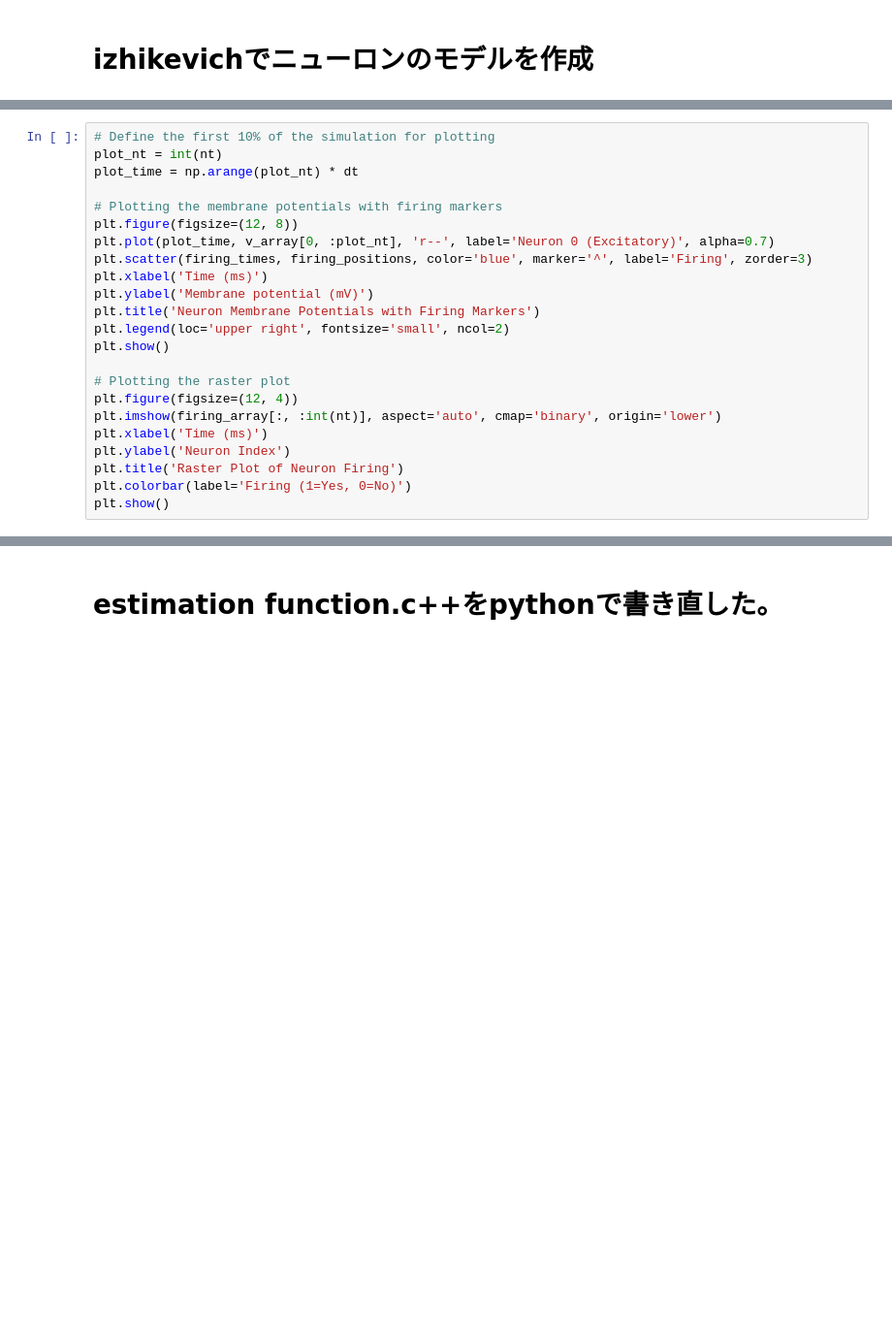
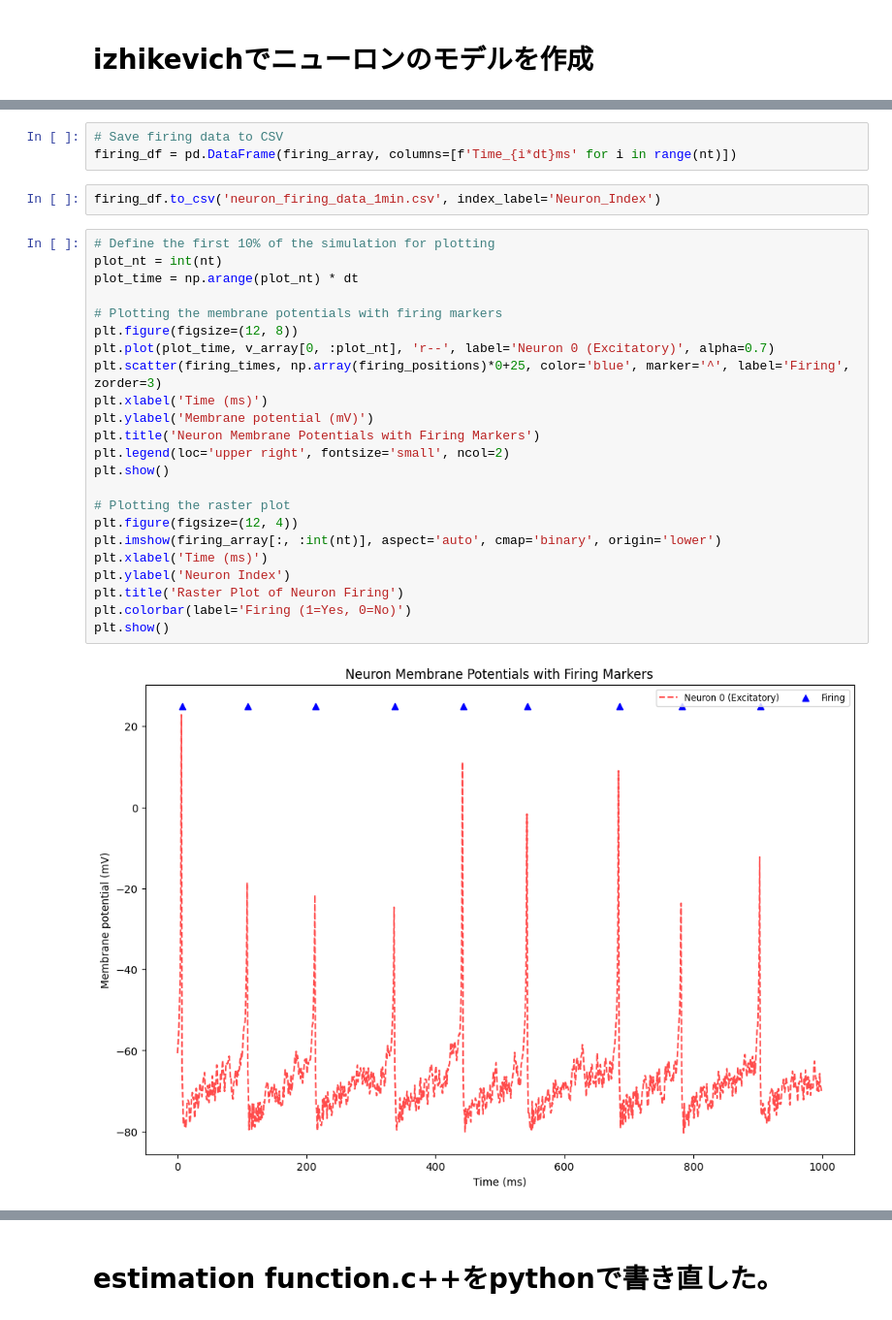
Before and after one commit to Womics/lab_rotation, a Jupyter notebook: first_workat_labroat.ipynb, the cells around one changed output, grey strips where cells are left out. Shown: that part at 97% size. Drawn from its saved outputs; the diff is of its cells as text; blank space fills up the shorter version.

```diff
--- a/first_workat_labroat.ipynb
+++ b/first_workat_labroat.ipynb
@@ -166,23 +155,30 @@ plt.show()
+# %%
+# Save firing data to CSV
+firing_df = pd.DataFrame(firing_array, columns=[f'Time_{i*dt}ms' for i in range(nt)])
+# %%
+firing_df.to_csv('neuron_firing_data_1min.csv', index_label='Neuron_Index')
 # %%
 # Define the first 10% of the simulation for plotting
 plot_nt = int(nt)
 plot_time = np.arange(plot_nt) * dt
 
 # Plotting the membrane potentials with firing markers
 plt.figure(figsize=(12, 8))
 plt.plot(plot_time, v_array[0, :plot_nt], 'r--', label='Neuron 0 (Excitatory)', alpha=0.7)
-plt.scatter(firing_times, firing_positions, color='blue', marker='^', label='Firing', zorder=3)
+plt.scatter(firing_times, np.array(firing_positions)*0+25, color='blue', marker='^', label='Firing', zorder=3)
 plt.xlabel('Time (ms)')
 plt.ylabel('Membrane potential (mV)')
 plt.title('Neuron Membrane Potentials with Firing Markers')
 plt.legend(loc='upper right', fontsize='small', ncol=2)
 plt.show()
 
 # Plotting the raster plot
 plt.figure(figsize=(12, 4))
 plt.imshow(firing_array[:, :int(nt)], aspect='auto', cmap='binary', origin='lower')
 plt.xlabel('Time (ms)')
 plt.ylabel('Neuron Index')
 plt.title('Raster Plot of Neuron Firing')
 plt.colorbar(label='Firing (1=Yes, 0=No)')
 plt.show()
+# %% [output]
+[figure, added]
```
Also changed, not shown: parts of 16 cells of this notebook.
